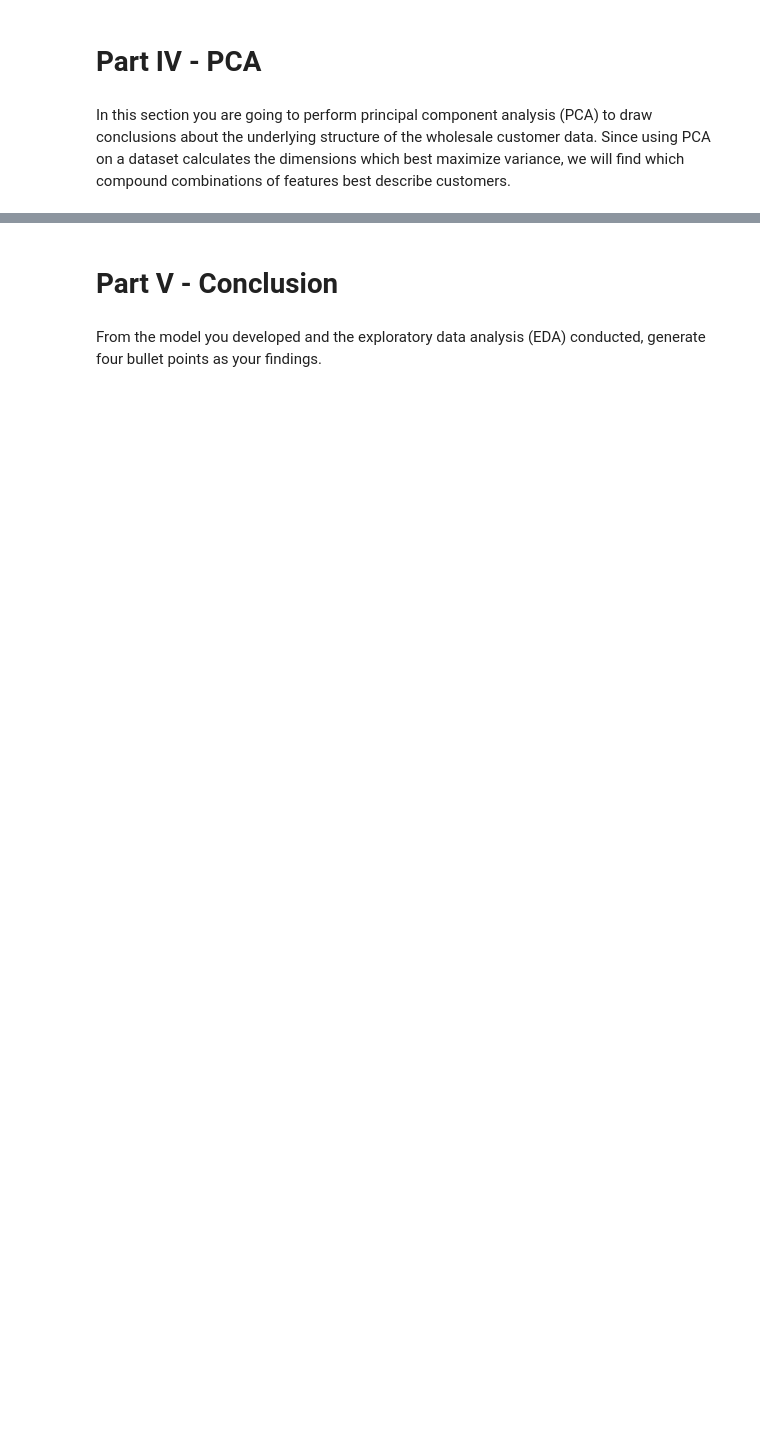
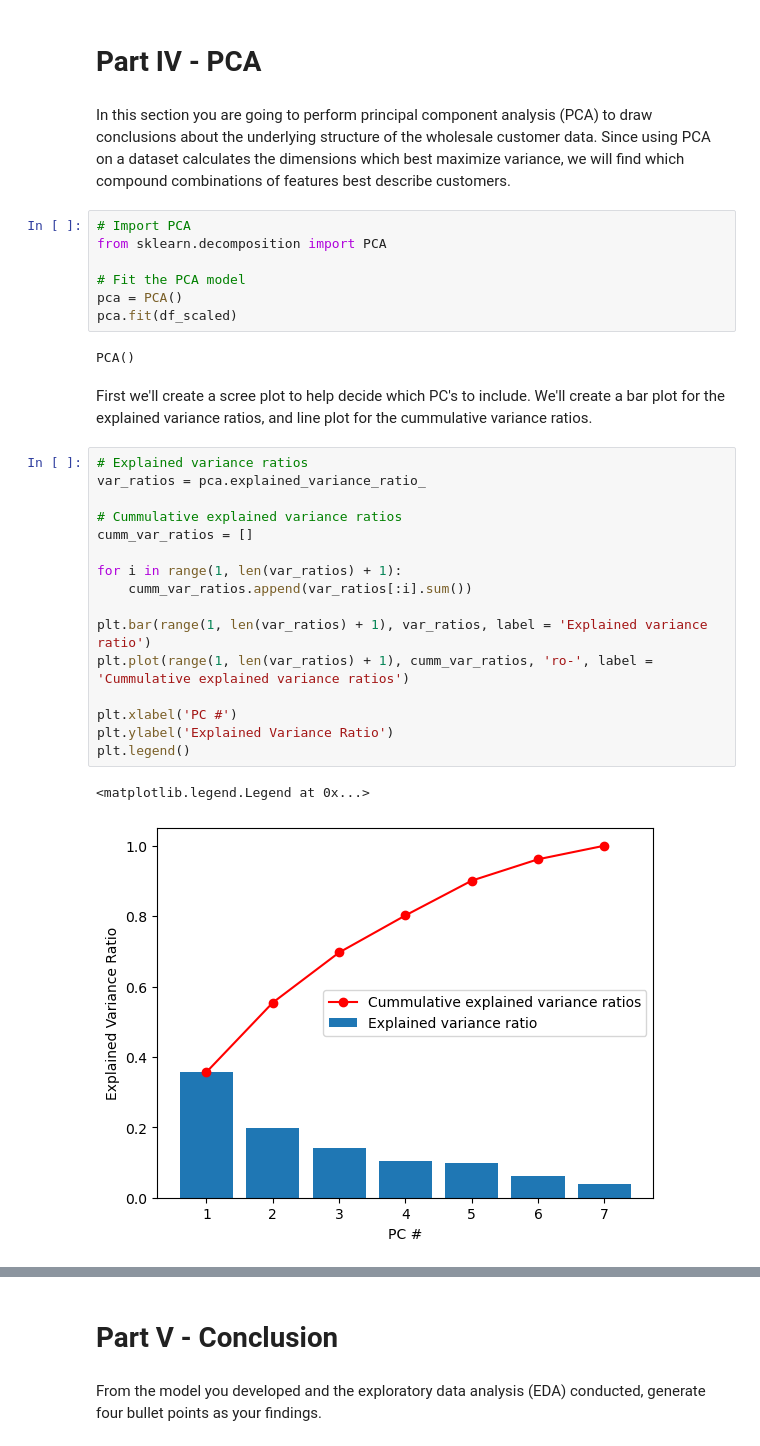
Before and after one commit to SamTheDataGuy/ml-project-unsupervised-learning, a Jupyter notebook: Unsupervised Learning - Project.ipynb, the cells around one changed output, grey strips where cells are left out. Cells and saved outputs as stored; diff of their text form; blank space fills up the shorter version.

```diff
--- a/Unsupervised Learning - Project.ipynb
+++ b/Unsupervised Learning - Project.ipynb
@@ -461,3 +516,33 @@ Based on looking at these models, single linkage gives us the worst result.  Com
 # Part IV - PCA
 # %% [markdown]
 In this section you are going to perform principal component analysis (PCA) to draw conclusions about the underlying structure of the wholesale customer data. Since using PCA on a dataset calculates the dimensions which best maximize variance, we will find which compound combinations of features best describe customers.
+# %%
+# Import PCA
+from sklearn.decomposition import PCA
+
+# Fit the PCA model
+pca = PCA()
+pca.fit(df_scaled)
+# %% [output]
+PCA()
+# %% [markdown]
+First we'll create a scree plot to help decide which PC's to include. We'll create a bar plot for the explained variance ratios, and line plot for the cummulative variance ratios.
+# %%
+# Explained variance ratios
+var_ratios = pca.explained_variance_ratio_
+
+# Cummulative explained variance ratios
+cumm_var_ratios = []
+
+for i in range(1, len(var_ratios) + 1):
+    cumm_var_ratios.append(var_ratios[:i].sum())
+
+plt.bar(range(1, len(var_ratios) + 1), var_ratios, label = 'Explained variance ratio')
+plt.plot(range(1, len(var_ratios) + 1), cumm_var_ratios, 'ro-', label = 'Cummulative explained variance ratios')
+
+plt.xlabel('PC #')
+plt.ylabel('Explained Variance Ratio')
+plt.legend()
+# %% [output]
+<matplotlib.legend.Legend at 0x...>
+[figure, added]
```
Also changed, not shown: parts of 27 cells of this notebook.
